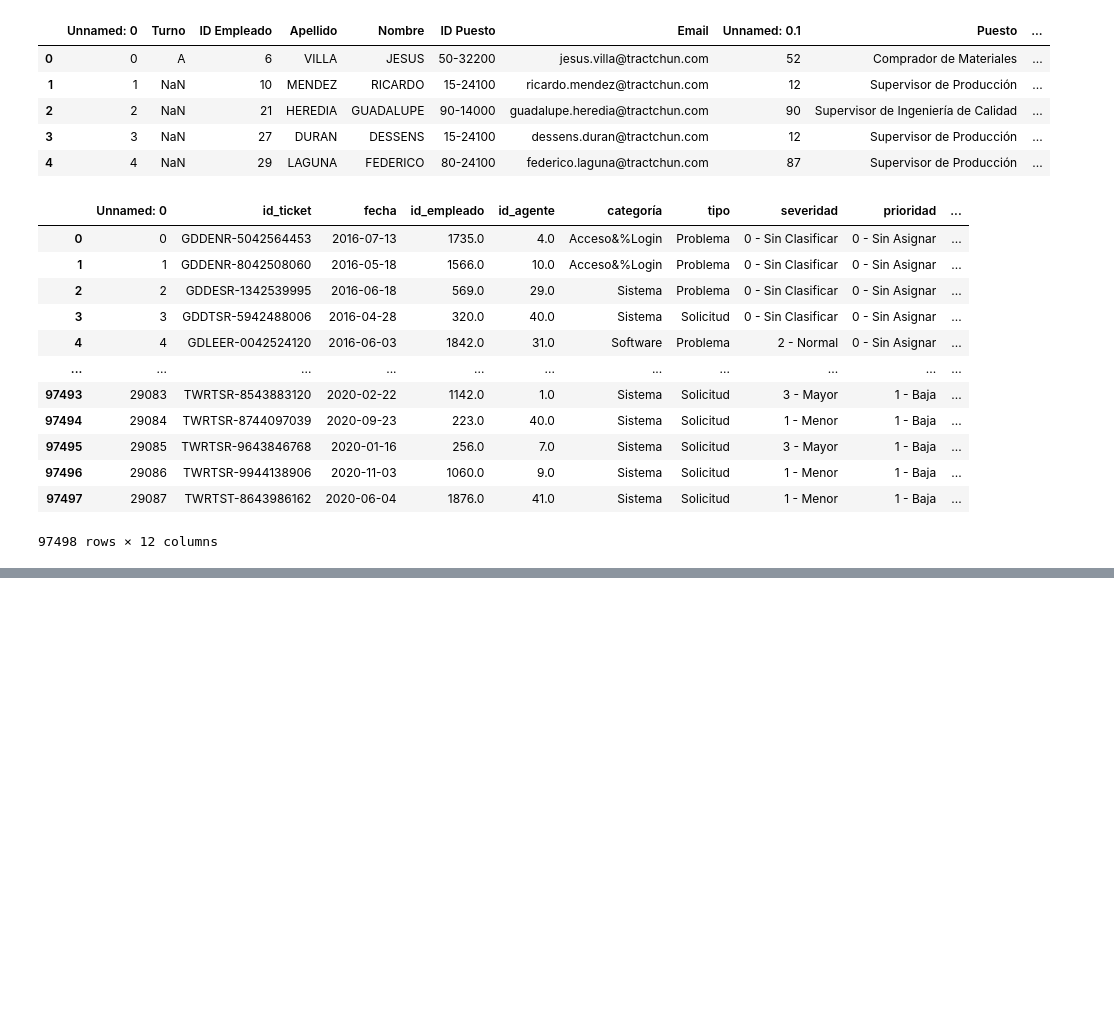
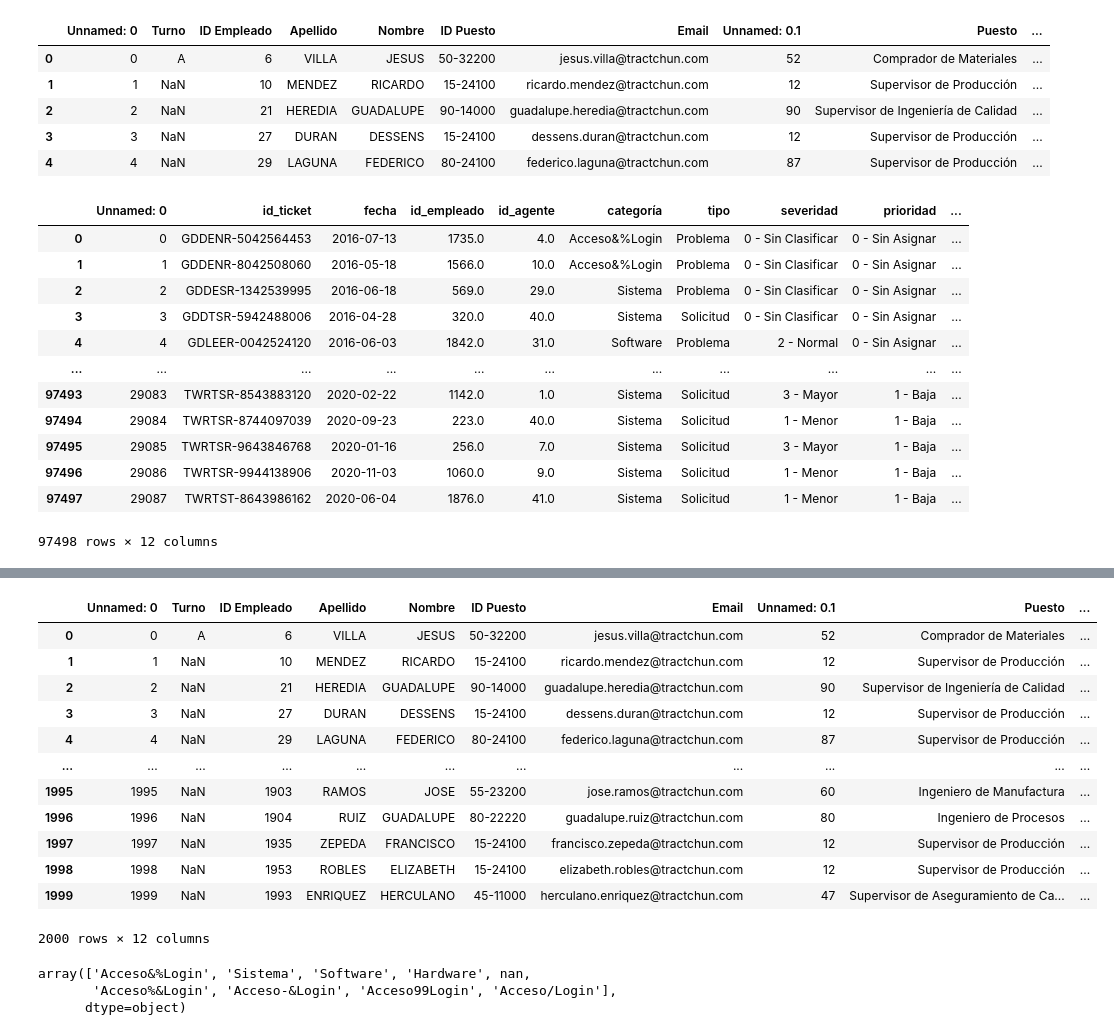
Before and after one commit to NataliaBarquin/Adalab_Pair_programming_3_numpy_pandas_visualizacion, a Jupyter notebook: pair_pandas_7.ipynb, the cells around one changed output, grey strips where cells are left out. Drawn from its saved outputs; the diff is of its cells as text; code cells hidden in the pictures; blank space fills up the shorter version.

```diff
--- a/pair_pandas_7.ipynb
+++ b/pair_pandas_7.ipynb
@@ -113,0 +128,33 @@ df_años["mes"] = (df_años["meses"].apply(cambio_meses))
+# %%
+def unir_columnas(col1, col2):
+
+    try:
+      col3 = col1 + " " + col2
+
+      return col3
+    except:
+        pass
+# %%
+df_puestos["union_nombres"] = df_puestos.apply(lambda lola: unir_columnas(lola["Nombre"], lola["Apellido"]), axis = 1)
+# %%
+df_puestos
+# %% [output]
+|  | Unnamed: 0 | Turno | ID Empleado | Apellido | Nombre | ID Puesto | Email | Unnamed: 0.1 | Puesto | ... |
+| 0 | 0 | A | 6 | VILLA | JESUS | 50-32200 | jesus.villa@tractchun.com | 52 | Comprador de Materiales | ... |
+| 1 | 1 | NaN | 10 | MENDEZ | RICARDO | 15-24100 | ricardo.mendez@tractchun.com | 12 | Supervisor de Producción | ... |
+| 2 | 2 | NaN | 21 | HEREDIA | GUADALUPE | 90-14000 | guadalupe.heredia@tractchun.com | 90 | Supervisor de Ingeniería de Calidad | ... |
+| 3 | 3 | NaN | 27 | DURAN | DESSENS | 15-24100 | dessens.duran@tractchun.com | 12 | Supervisor de Producción | ... |
+| 4 | 4 | NaN | 29 | LAGUNA | FEDERICO | 80-24100 | federico.laguna@tractchun.com | 87 | Supervisor de Producción | ... |
+| ... | ... | ... | ... | ... | ... | ... | ... | ... | ... | ... |
+| 1995 | 1995 | NaN | 1903 | RAMOS | JOSE | 55-23200 | jose.ramos@tractchun.com | 60 | Ingeniero de Manufactura | ... |
+| 1996 | 1996 | NaN | 1904 | RUIZ | GUADALUPE | 80-22220 | guadalupe.ruiz@tractchun.com | 80 | Ingeniero de Procesos | ... |
+| 1997 | 1997 | NaN | 1935 | ZEPEDA | FRANCISCO | 15-24100 | francisco.zepeda@tractchun.com | 12 | Supervisor de Producción | ... |
+| 1998 | 1998 | NaN | 1953 | ROBLES | ELIZABETH | 15-24100 | elizabeth.robles@tractchun.com | 12 | Supervisor de Producción | ... |
+| 1999 | 1999 | NaN | 1993 | ENRIQUEZ | HERCULANO | 45-11000 | herculano.enriquez@tractchun.com | 47 | Supervisor de Aseguramiento de Ca... | ... |
+2000 rows × 12 columns
+# %%
+df_años["categoría"].unique()
+# %% [output]
+array(['Acceso&%Login', 'Sistema', 'Software', 'Hardware', nan,
+       'Acceso%&Login', 'Acceso-&Login', 'Acceso99Login', 'Acceso/Login'],
+      dtype=object)
```
Also changed, not shown: parts of 20 cells of this notebook, 2 other files.
